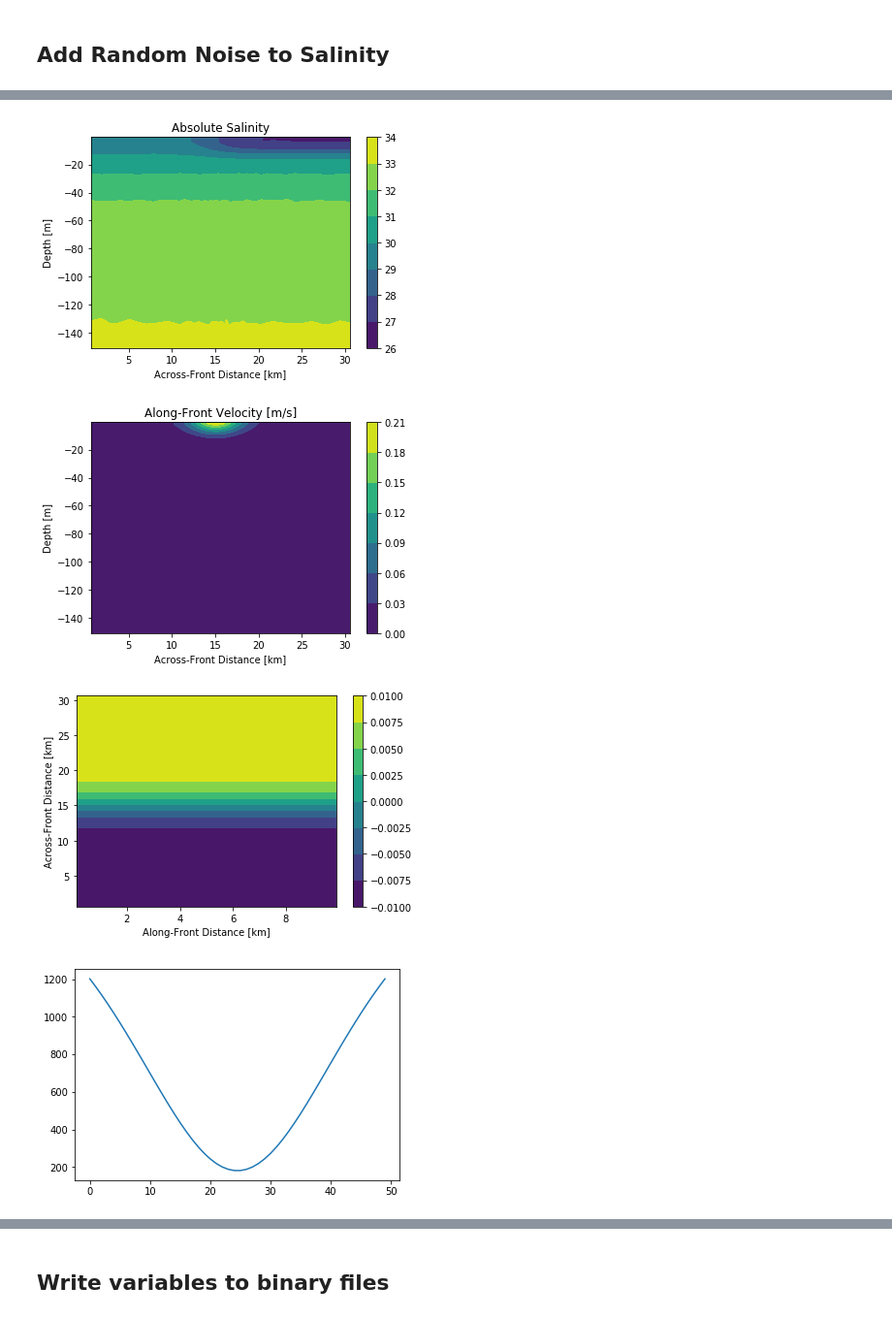
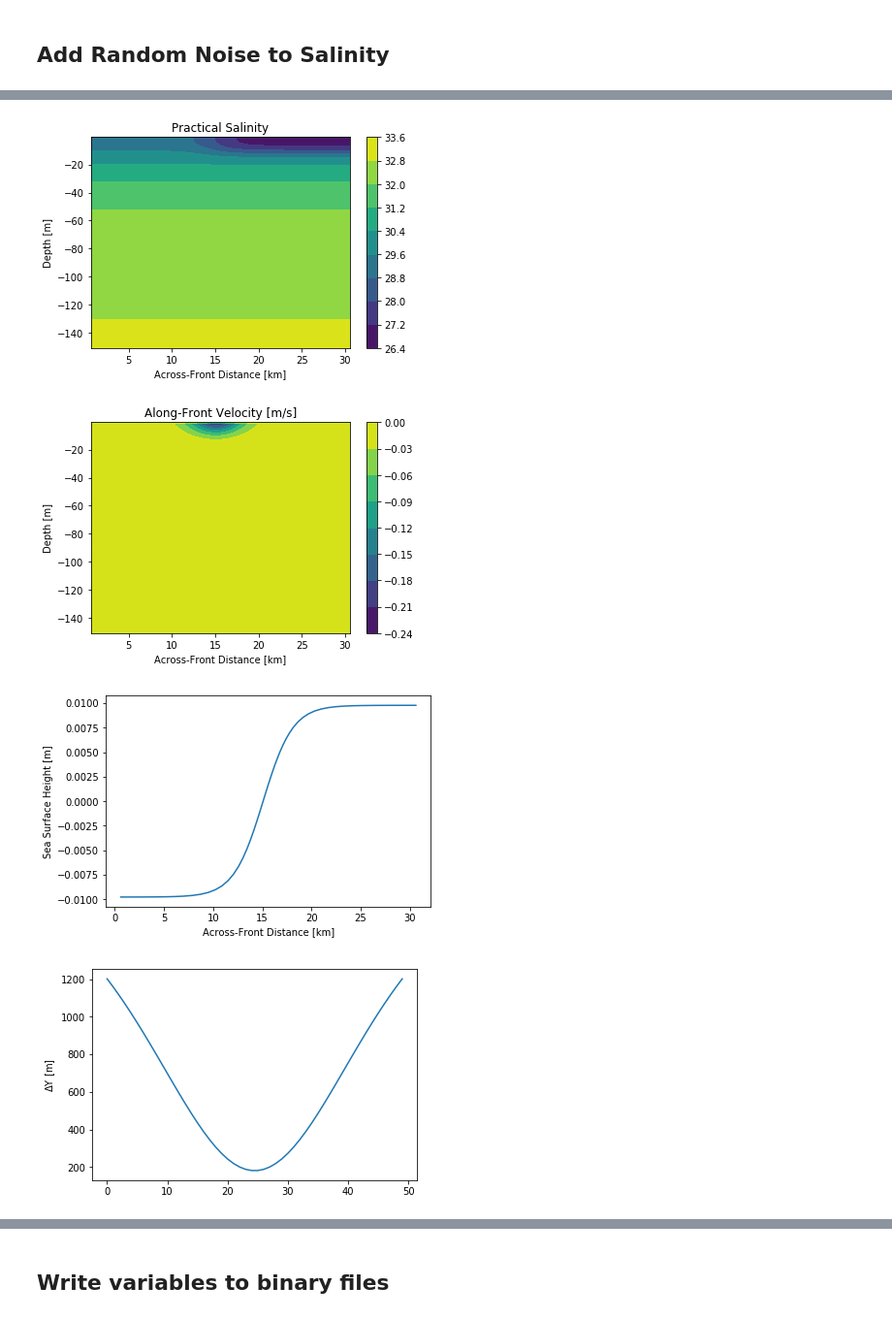
Before and after one commit to liqun1981/front_SODA_lowres, a Jupyter notebook: notebooks/gen_input_SODA2.ipynb, the cells around one changed output, grey strips where cells are left out. Shown at 97% size. Cells and saved outputs as stored; diff of their text form; code cells hidden in the pictures.

```diff
--- a/notebooks/gen_input_SODA2.ipynb
+++ b/notebooks/gen_input_SODA2.ipynb
@@ -37,6 +38,7 @@ ds = sio.loadmat(datain)
 # Flatten 1-D variables
 ds['y'] = ds['y'].flatten()
 ds['z'] = ds['z'].flatten()
+ds['p'] = ds['p'].flatten()
 ds['lat'] = ds['lat'].flatten()
 ds['lon'] = ds['lon'].flatten()
 # %% [markdown]
@@ -378,20 +449,14 @@ print(dt)
 # %%
 # Add x-dimesion to data and reshape to be (z,y,x) for 3D and (y,x) for surface fields
 # Temperature
-CT = copy(T['CT'].reshape(N['z'],N['y'],1))
-# Set walls to zero
-# CT[0,:] = 0
-# CT[-1,:] = 0
+pt = copy(T['PT_yCzC'].reshape(N['z'],N['y'],1))
 # Replicate into 3-D
-CT = np.tile(CT,(1,1,N['x']))
+pt = np.tile(pt,(1,1,N['x']))
 
 # Salinity
-SA = copy(S['SA'].reshape(N['z'],N['y'],1))
-# Set walls to zero
-# SA[0,:] = 0
-# SA[-1,:] = 0
+SP = copy(S['S_yCzC'].reshape(N['z'],N['y'],1))
 # Replicate into 3-D
-SA = np.tile(SA,(1,1,N['x']))
+SP = np.tile(SP,(1,1,N['x']))
 
 # Velocity
 UU = copy(u_geo.reshape(N['z'],N['y'],1))
@@ -410,7 +475,7 @@ Eta = np.tile(Eta.reshape(N['y'],1),(1,N['x']))
 # STD of noise is dS/100
 Stest = 20
 while abs(Stest) > 1:
-    Snoise = np.random.normal(0,-dS/100,(N['z'],N['y'],N['x']))
+    Snoise = np.random.normal(0,-dS/1000,(N['z'],N['y'],N['x']))
     Stest = np.sum(Snoise)
 
 print('The mean salinity noise is {:.3E} PSU'.format(np.mean(Snoise)))
@@ -421,3 +486,3 @@ The sum of the salinity noist is -0.73 PSU
 # %%
 # Add noise to Salinity
-SA_noisy = SA + Snoise
+SP_noisy = SP + Snoise
@@ -424,18 +491,18 @@ SA_noisy = SA + Snoise
 # %%
 # Plot slices to check that its still good data
 # Temperature
-plt.contourf(y['C'],z['C'],CT[:,:,0])
+plt.contourf(y['C'],z['C'],pt[:,:,0])
 plt.xlabel('Across-Front Distance [km]')
 plt.ylabel('Depth [m]')
-plt.title('Conservative Temperature [$^\circ$C]')
+plt.title('Potential Temperature [$^\circ$C]')
 plt.colorbar()
 plt.show()
 
 # Salinity
-plt.contourf(y['C'],z['C'],SA_noisy[:,:,0])
+plt.contourf(y['C'],z['C'],SP_noisy[:,:,0])
 plt.xlabel('Across-Front Distance [km]')
 plt.ylabel('Depth [m]')
-plt.title('Absolute Salinity')
+plt.title('Practical Salinity')
 plt.colorbar()
 plt.show()
 
@@ -448,17 +515,26 @@ plt.colorbar()
 plt.show()
 
 # Eta
-plt.contourf(x['C'],y['C'],Eta)
-plt.ylabel('Across-Front Distance [km]')
-plt.xlabel('Along-Front Distance [km]')
-plt.colorbar()
-plt.show()
+if N['x'] > 1:
+    plt.contourf(x['C'],y['C'],Eta)
+    plt.ylabel('Across-Front Distance [km]')
+    plt.xlabel('Along-Front Distance [km]')
+    plt.title('Sea Surface Height [m]')
+    plt.colorbar()
+    plt.show()
+else:
+    plt.plot(y['C'],Eta)
+    plt.xlabel('Across-Front Distance [km]')
+    plt.ylabel('Sea Surface Height [m]')
+    plt.show()
 
 # delY
 plt.plot(delY)
+plt.ylabel('$\Delta$Y [m]')
 plt.show()
 
 # delZ
 plt.plot(delZ)
+plt.ylabel('$\Delta$Z [m]')
 plt.show()
 # %% [output]
@@ -466,4 +542,4 @@ plt.show()
-[figure, old version]
+[figure, new version]
-[figure, old version]
+[figure, new version]
-[figure, old version]
+[figure, new version]
-[figure, old version]
+[figure, new version]
```
Also changed, not shown: parts of 27 cells of this notebook, 1 other file.
